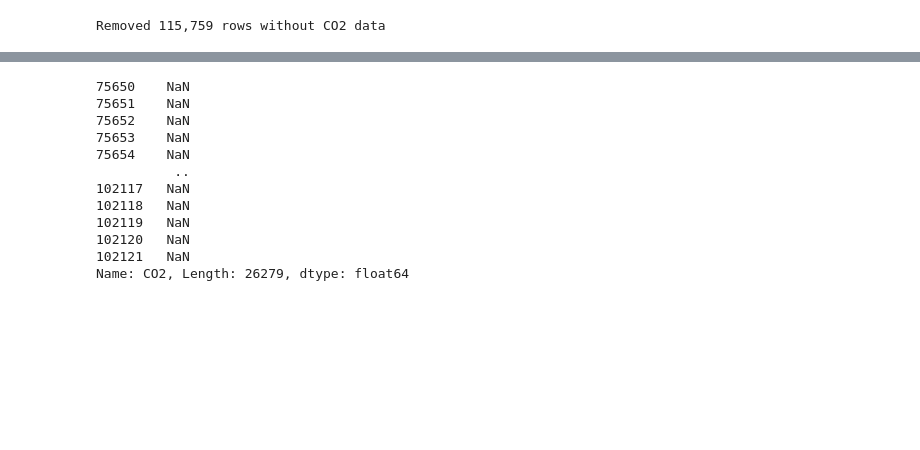
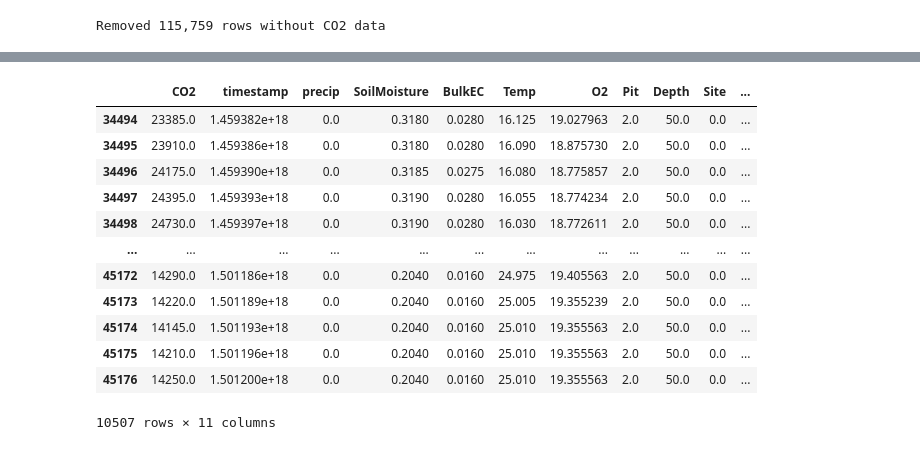
Before and after one commit to mberghouse/CO2-Data, a Jupyter notebook: python_processing/Soil_moisture_model/Model_testing.ipynb, the cells around one changed output, grey strips where cells are left out. Drawn from its saved outputs; the diff is of its cells as text; code cells hidden in the pictures; blank space fills up the shorter version.

```diff
--- a/python_processing/Soil_moisture_model/Model_testing.ipynb
+++ b/python_processing/Soil_moisture_model/Model_testing.ipynb
@@ -195,21 +200,22 @@ df
 837500 rows × 11 columns
 # %%
 #Model Comparison code starts below. Only cells 1-7 (except 5) need to be run in order to start the model comparison section.
-df_nan.CO2.loc[(df_nan.Pit==4) & (df_nan.Depth==60)]=np.nan
-df_nan.CO2.loc[df_nan.Pit==4][df_nan.Depth==60]
+
+df[(df.Pit==2) & (df.Depth==50)]
 # %% [output]
+|  | CO2 | timestamp | precip | SoilMoisture | BulkEC | Temp | O2 | Pit | Depth | Site | ... |
+| 34494 | 23385.0 | 1.459382e+18 | 0.0 | 0.3180 | 0.0280 | 16.125 | 19.027963 | 2.0 | 50.0 | 0.0 | ... |
+| 34495 | 23910.0 | 1.459386e+18 | 0.0 | 0.3180 | 0.0280 | 16.090 | 18.875730 | 2.0 | 50.0 | 0.0 | ... |
+| 34496 | 24175.0 | 1.459390e+18 | 0.0 | 0.3185 | 0.0275 | 16.080 | 18.775857 | 2.0 | 50.0 | 0.0 | ... |
+| 34497 | 24395.0 | 1.459393e+18 | 0.0 | 0.3190 | 0.0280 | 16.055 | 18.774234 | 2.0 | 50.0 | 0.0 | ... |
+| 34498 | 24730.0 | 1.459397e+18 | 0.0 | 0.3190 | 0.0280 | 16.030 | 18.772611 | 2.0 | 50.0 | 0.0 | ... |
+| ... | ... | ... | ... | ... | ... | ... | ... | ... | ... | ... | ... |
+| 45172 | 14290.0 | 1.501186e+18 | 0.0 | 0.2040 | 0.0160 | 24.975 | 19.405563 | 2.0 | 50.0 | 0.0 | ... |
+| 45173 | 14220.0 | 1.501189e+18 | 0.0 | 0.2040 | 0.0160 | 25.005 | 19.355239 | 2.0 | 50.0 | 0.0 | ... |
+| 45174 | 14145.0 | 1.501193e+18 | 0.0 | 0.2040 | 0.0160 | 25.010 | 19.355563 | 2.0 | 50.0 | 0.0 | ... |
+| 45175 | 14210.0 | 1.501196e+18 | 0.0 | 0.2040 | 0.0160 | 25.010 | 19.355563 | 2.0 | 50.0 | 0.0 | ... |
+| 45176 | 14250.0 | 1.501200e+18 | 0.0 | 0.2040 | 0.0160 | 25.010 | 19.355563 | 2.0 | 50.0 | 0.0 | ... |
-75650    NaN
-75651    NaN
-75652    NaN
-75653    NaN
-75654    NaN
-          ..
-102117   NaN
-102118   NaN
-102119   NaN
-102120   NaN
-102121   NaN
-Name: CO2, Length: 26279, dtype: float64
+10507 rows × 11 columns
 # %%
 #Run this for systematically missing values
 from sklearn import metrics
```
Also changed, not shown: parts of 15 cells of this notebook.
